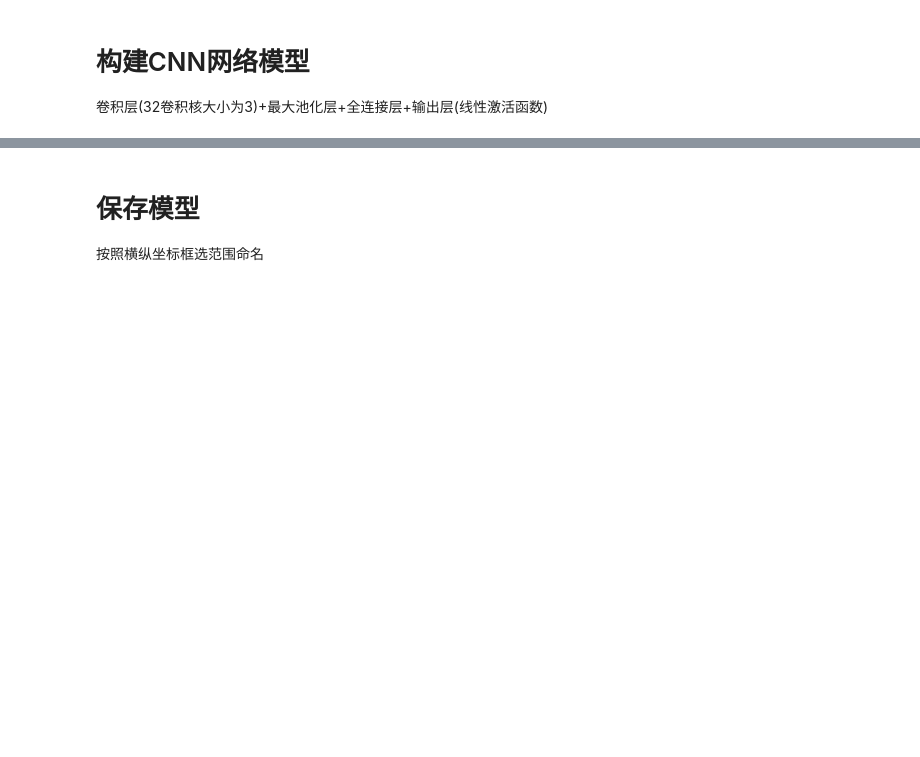
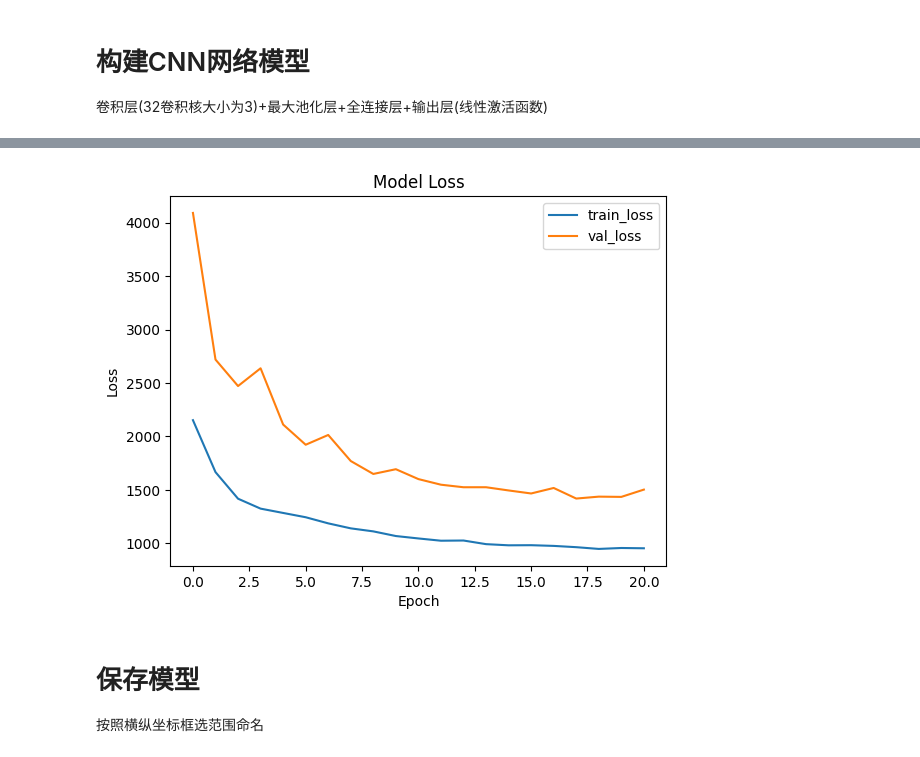
Before and after one commit to Liyanhao1209/BDL, a Jupyter notebook: python_labs/Lab3/CNN/traffic_predict.ipynb, the cells around one changed output, grey strips where cells are left out. Drawn from its saved outputs; the diff is of its cells as text; code cells hidden in the pictures; blank space fills up the shorter version.

Commit message:
add early stopping
Signed-off-by: Liyanhao1209 <3054117680@qq.com>

```diff
--- a/python_labs/Lab3/CNN/traffic_predict.ipynb
+++ b/python_labs/Lab3/CNN/traffic_predict.ipynb
@@ -2,7 +2,7 @@
 # 加载配置文件
 config/predict_config.json
 # %%
-pre_con_path = 'D:\work_place\BigDataLabs\lab1\python_labs\Lab3\CNN\config\predict_config.json'
+pre_con_path = 'config/predict_config.json'
 
 import json
 
@@ -223,3 +227,13 @@ _________________________________________________________________
+# %%
+from tensorflow.keras.callbacks import EarlyStopping
+
+# 初始化 EarlyStopping 回调
+early_stopping = EarlyStopping(
+    monitor='val_loss',  # 监控的指标
+    patience=3,          # 允许的没有改善的 epoch 数量
+    verbose=1,           # 详细模式，输出早停信息
+    restore_best_weights=True  # 恢复到最佳的模型权重
+)
 # %%
-history = model.fit(X_train, Y_train, epochs=10, batch_size=32, validation_split=0.2, verbose=1)
+history = model.fit(X_train, Y_train, epochs=100, batch_size=32, validation_split=0.2, verbose=1,callbacks=[early_stopping])
 # %% [output]
@@ -246,3 +257,14 @@ Epoch 10/10
+# %%
+import matplotlib.pyplot as plt
+plt.plot(history.history['loss'], label='train_loss')
+plt.plot(history.history['val_loss'], label='val_loss')
+plt.title('Model Loss')
+plt.ylabel('Loss')
+plt.xlabel('Epoch')
+plt.legend(loc='upper right')
+plt.show()
+# %% [output]
+[figure, added]
 # %% [markdown]
 # 保存模型
 按照横纵坐标框选范围命名
```
Also changed, not shown: parts of 8 cells of this notebook, 2 other files.
